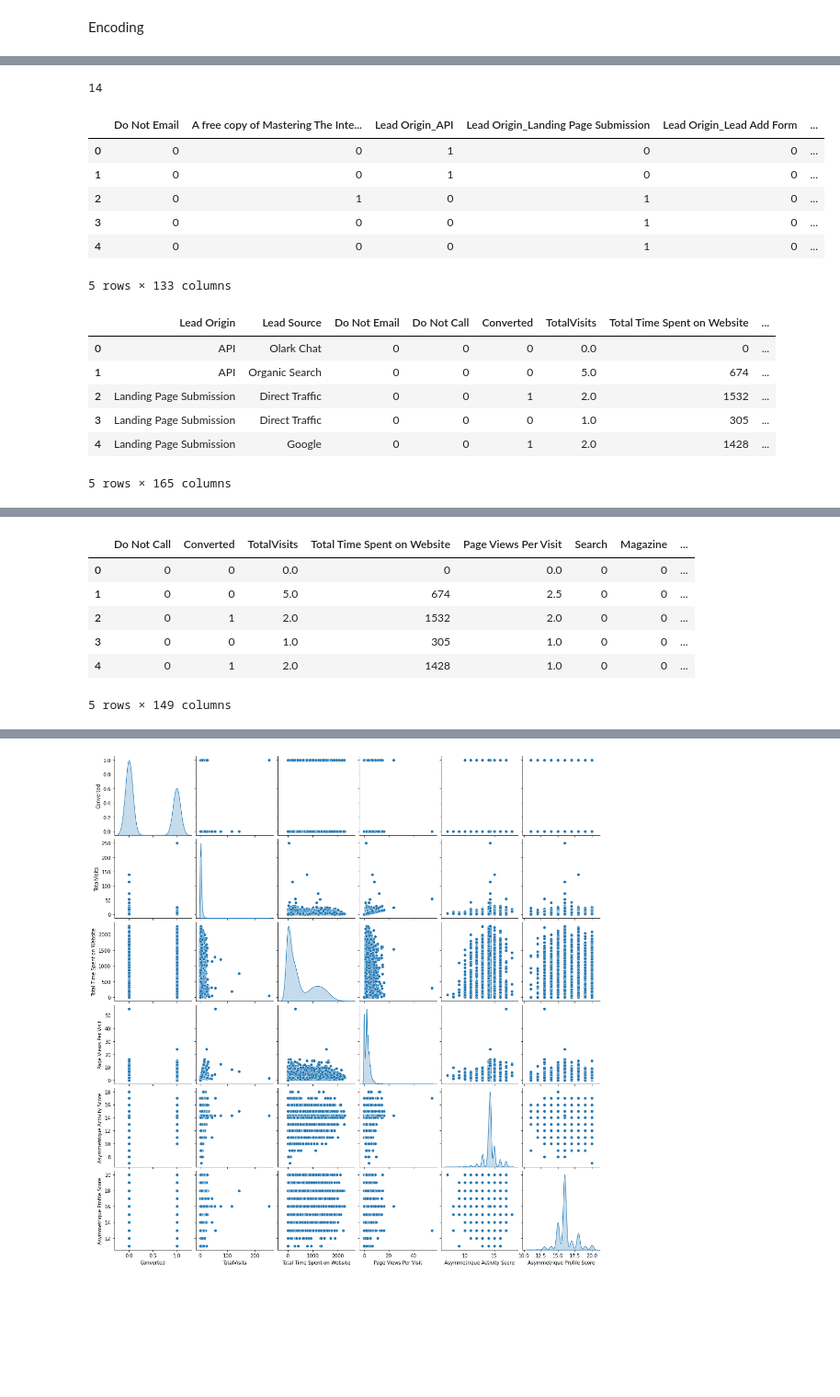
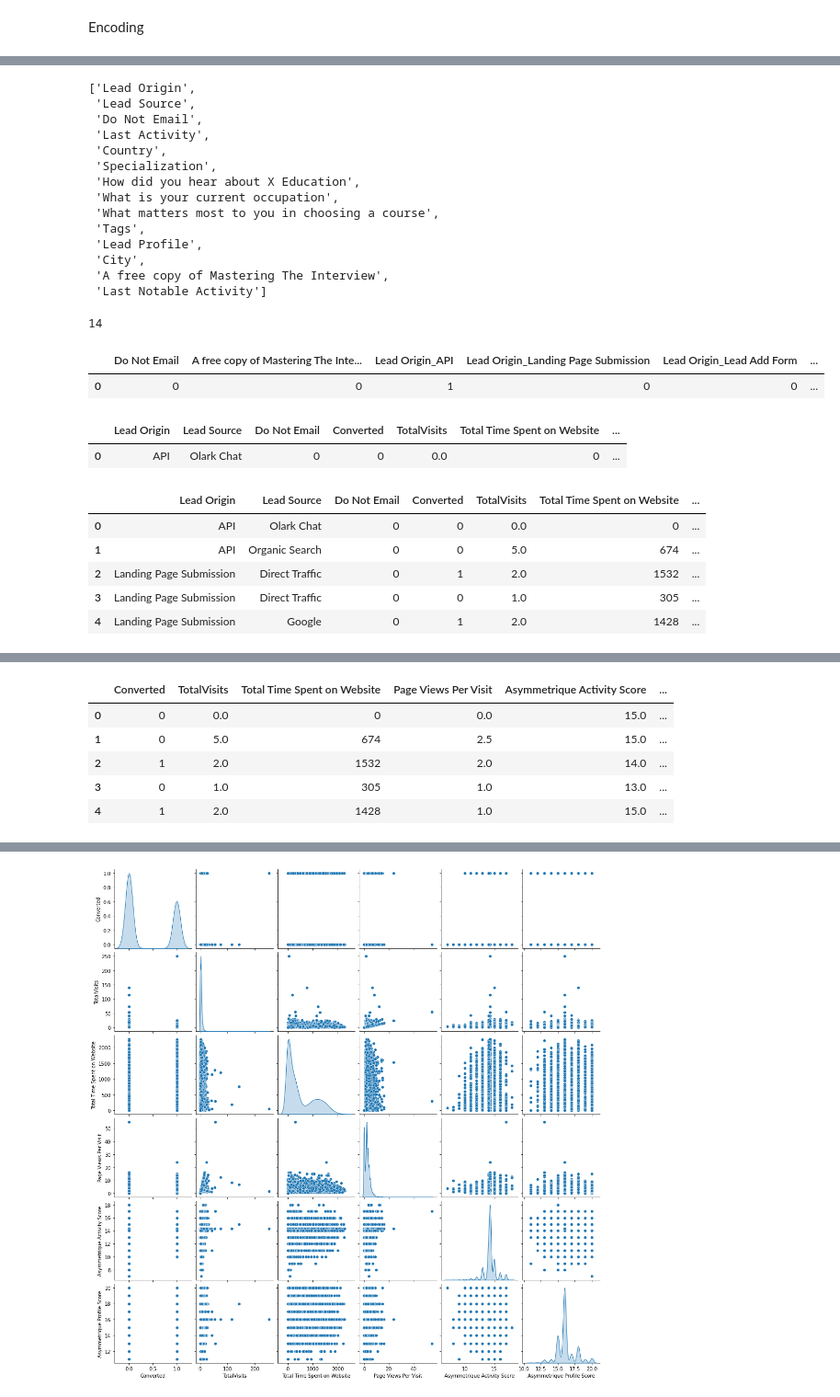
Before and after one commit to dhimanarya/Lead_Scoring_Case_Study, a Jupyter notebook: code file.ipynb, the cells around one changed output, grey strips where cells are left out. Shown at 92% size. Drawn from its saved outputs; the diff is of its cells as text; code cells hidden in the pictures; blank space fills up the shorter version.

```diff
--- a/code file.ipynb
+++ b/code file.ipynb
@@ -338,0 +313,6 @@ Category_col
+# %%
+# Remove the columns in Category_col that are in under_inv
+Category_col = [cat for cat in Category_col if cat not in under_inv]
+
+# Drop the columns in under_inv from the data DataFrame
+data.drop(columns=under_inv, inplace=True)
@@ -997,36 +978,54 @@ data.drop(columns=['Asymmetrique Activity Index',
  'Asymmetrique Profile Index'], inplace=True)
 Category_col.remove('Asymmetrique Profile Index')
 Category_col.remove('Asymmetrique Activity Index')
+# %%
+Category_col
+# %% [output]
+['Lead Origin',
+ 'Lead Source',
+ 'Do Not Email',
+ 'Last Activity',
+ 'Country',
+ 'Specialization',
+ 'How did you hear about X Education',
+ 'What is your current occupation',
+ 'What matters most to you in choosing a course',
+ 'Tags',
+ 'Lead Profile',
+ 'City',
+ 'A free copy of Mastering The Interview',
+ 'Last Notable Activity']
 # %%
 len(Category_col)
 # %% [output]
 14
+# %%
+pd.set_option('display.max_columns',200)
 # %%
-cat_converted=pd.get_dummies(data=data[Category_col]).astype(int)
+cat_converted=pd.get_dummies(data[Category_col]).astype(int)
 
-cat_converted.head()
+cat_converted.head(1)
 # %% [output]
 |  | Do Not Email | A free copy of Mastering The Inte... | Lead Origin_API | Lead Origin_Landing Page Submission | Lead Origin_Lead Add Form | ... |
 | 0 | 0 | 0 | 1 | 0 | 0 | ... |
-| 1 | 0 | 0 | 1 | 0 | 0 | ... |
-| 2 | 0 | 1 | 0 | 1 | 0 | ... |
-| 3 | 0 | 0 | 0 | 1 | 0 | ... |
-| 4 | 0 | 0 | 0 | 1 | 0 | ... |
-5 rows × 133 columns
 # %%
 data=pd.concat([data,cat_converted],axis=1)
+# %%
+data.head(1)
+# %% [output]
+|  | Lead Origin | Lead Source | Do Not Email | Converted | TotalVisits | Total Time Spent on Website | ... |
+| 0 | API | Olark Chat | 0 | 0 | 0.0 | 0 | ... |
 # %%
 data.head(
 
 )
 # %% [output]
-|  | Lead Origin | Lead Source | Do Not Email | Do Not Call | Converted | TotalVisits | Total Time Spent on Website | ... |
-| 0 | API | Olark Chat | 0 | 0 | 0 | 0.0 | 0 | ... |
-| 1 | API | Organic Search | 0 | 0 | 0 | 5.0 | 674 | ... |
-| 2 | Landing Page Submission | Direct Traffic | 0 | 0 | 1 | 2.0 | 1532 | ... |
-| 3 | Landing Page Submission | Direct Traffic | 0 | 0 | 0 | 1.0 | 305 | ... |
-| 4 | Landing Page Submission | Google | 0 | 0 | 1 | 2.0 | 1428 | ... |
+|  | Lead Origin | Lead Source | Do Not Email | Converted | TotalVisits | Total Time Spent on Website | ... |
+| 0 | API | Olark Chat | 0 | 0 | 0.0 | 0 | ... |
+| 1 | API | Organic Search | 0 | 0 | 5.0 | 674 | ... |
+| 2 | Landing Page Submission | Direct Traffic | 0 | 1 | 2.0 | 1532 | ... |
+| 3 | Landing Page Submission | Direct Traffic | 0 | 0 | 1.0 | 305 | ... |
+| 4 | Landing Page Submission | Google | 0 | 1 | 2.0 | 1428 | ... |
-5 rows × 165 columns
 # %%
 Category_col
 # %% [output]
@@ -1049,13 +1048,12 @@ data.drop(columns=Category_col, inplace=True, errors='ignore')
 # %%
 data.head()
 # %% [output]
-|  | Do Not Call | Converted | TotalVisits | Total Time Spent on Website | Page Views Per Visit | Search | Magazine | ... |
-| 0 | 0 | 0 | 0.0 | 0 | 0.0 | 0 | 0 | ... |
-| 1 | 0 | 0 | 5.0 | 674 | 2.5 | 0 | 0 | ... |
-| 2 | 0 | 1 | 2.0 | 1532 | 2.0 | 0 | 0 | ... |
-| 3 | 0 | 0 | 1.0 | 305 | 1.0 | 0 | 0 | ... |
-| 4 | 0 | 1 | 2.0 | 1428 | 1.0 | 0 | 0 | ... |
+|  | Converted | TotalVisits | Total Time Spent on Website | Page Views Per Visit | Asymmetrique Activity Score | ... |
+| 0 | 0 | 0.0 | 0 | 0.0 | 15.0 | ... |
+| 1 | 0 | 5.0 | 674 | 2.5 | 15.0 | ... |
+| 2 | 1 | 2.0 | 1532 | 2.0 | 14.0 | ... |
+| 3 | 0 | 1.0 | 305 | 1.0 | 13.0 | ... |
+| 4 | 1 | 2.0 | 1428 | 1.0 | 15.0 | ... |
-5 rows × 149 columns
 # %%
 data.describe(percentiles=[.90,.95,.99])
 # %% [output]
```
Also changed, not shown: parts of 49 cells of this notebook, 2 other files.
